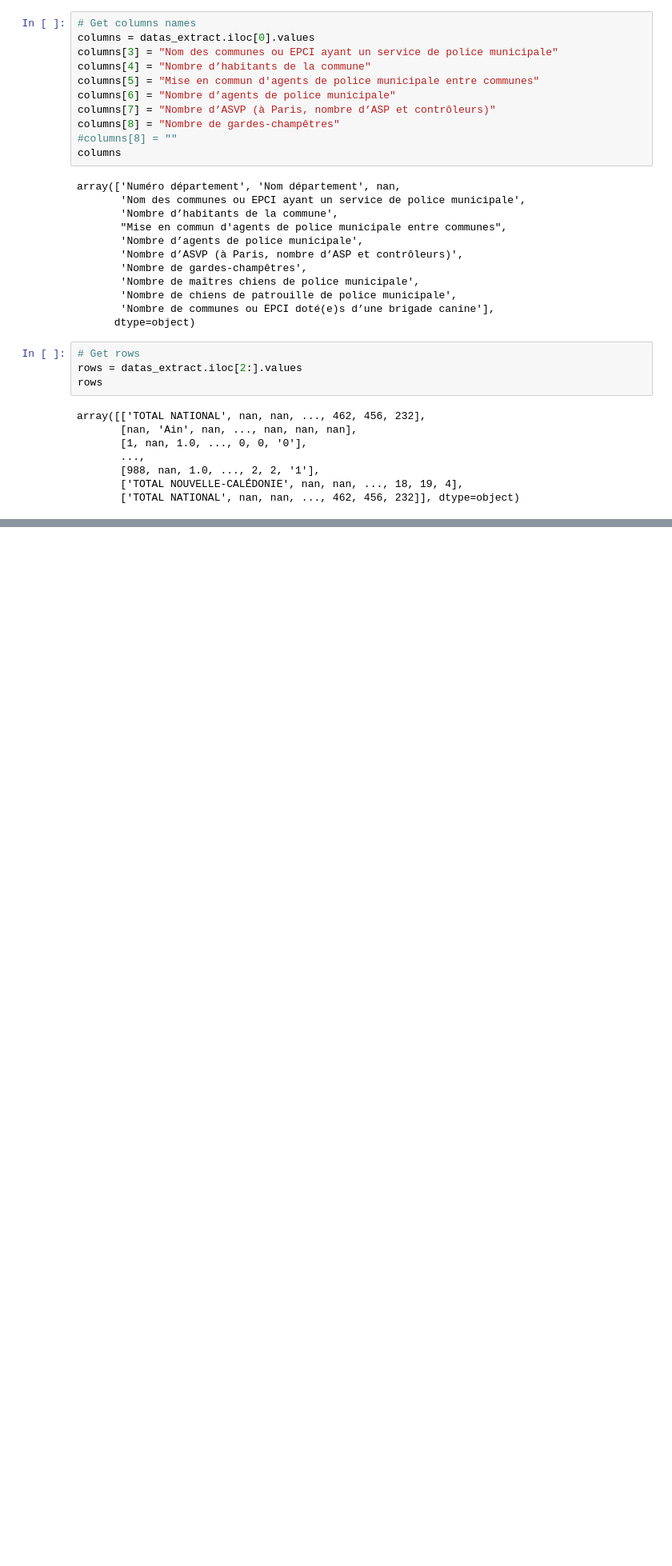
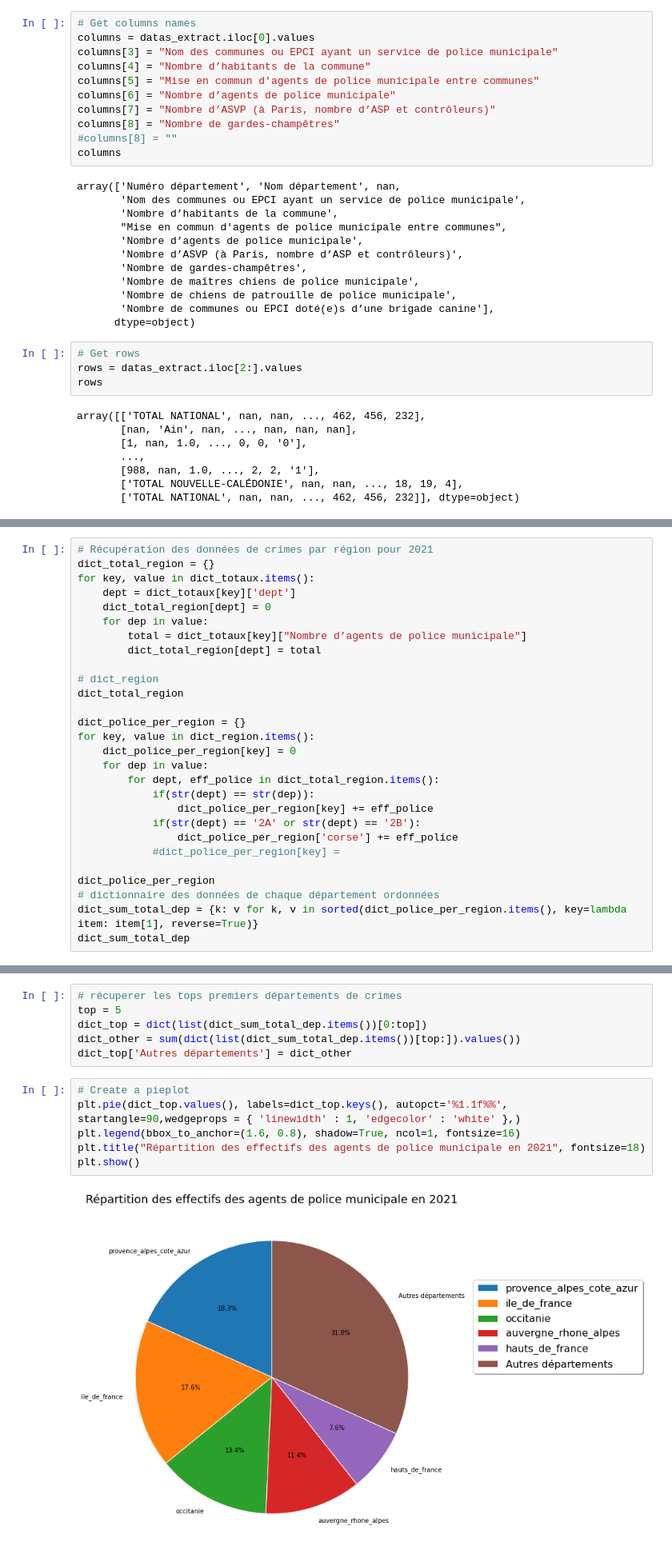
Before and after one commit to SandRatiaray/openData, a Jupyter notebook: effectif_police.ipynb, the cells around one changed output, grey strips where cells are left out. Shown at 80% size. Cells and saved outputs as stored; diff of their text form; blank space fills up the shorter version.

Commit message:
effectif police

```diff
--- a/effectif_police.ipynb
+++ b/effectif_police.ipynb
@@ -79,0 +136,28 @@ datas_clean
+# %%
+# Récupération des données de crimes par région pour 2021
+dict_total_region = {}
+for key, value in dict_totaux.items():
+    dept = dict_totaux[key]['dept']
+    dict_total_region[dept] = 0
+    for dep in value:
+        total = dict_totaux[key]["Nombre d’agents de police municipale"]
+        dict_total_region[dept] = total
+
+# dict_region
+dict_total_region
+
+dict_police_per_region = {}
+for key, value in dict_region.items():
+    dict_police_per_region[key] = 0
+    for dep in value:
+        for dept, eff_police in dict_total_region.items():
+            if(str(dept) == str(dep)):
+                dict_police_per_region[key] += eff_police
+            if(str(dept) == '2A' or str(dept) == '2B'):
+                dict_police_per_region['corse'] += eff_police
+            #dict_police_per_region[key] =
+
+dict_police_per_region
+# dictionnaire des données de chaque département ordonnées
+dict_sum_total_dep = {k: v for k, v in sorted(dict_police_per_region.items(), key=lambda item: item[1], reverse=True)}
+dict_sum_total_dep
@@ -79,0 +179,14 @@ datas_clean
+# %%
+# récuperer les tops premiers départements de crimes
+top = 5
+dict_top = dict(list(dict_sum_total_dep.items())[0:top])
+dict_other = sum(dict(list(dict_sum_total_dep.items())[top:]).values())
+dict_top['Autres départements'] = dict_other
+# %%
+# Create a pieplot
+plt.pie(dict_top.values(), labels=dict_top.keys(), autopct='%1.1f%%', startangle=90,wedgeprops = { 'linewidth' : 1, 'edgecolor' : 'white' },)
+plt.legend(bbox_to_anchor=(1.6, 0.8), shadow=True, ncol=1, fontsize=16)
+plt.title("Répartition des effectifs des agents de police municipale en 2021", fontsize=18)
+plt.show()
+# %% [output]
+[figure, added]
```
Also changed, not shown: parts of 4 cells of this notebook.
